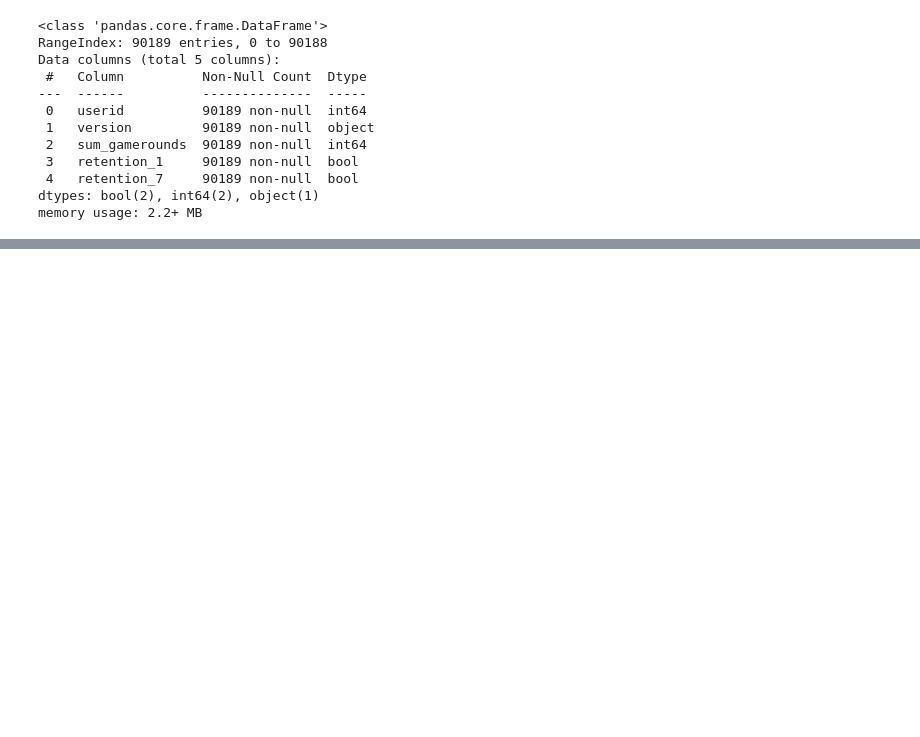
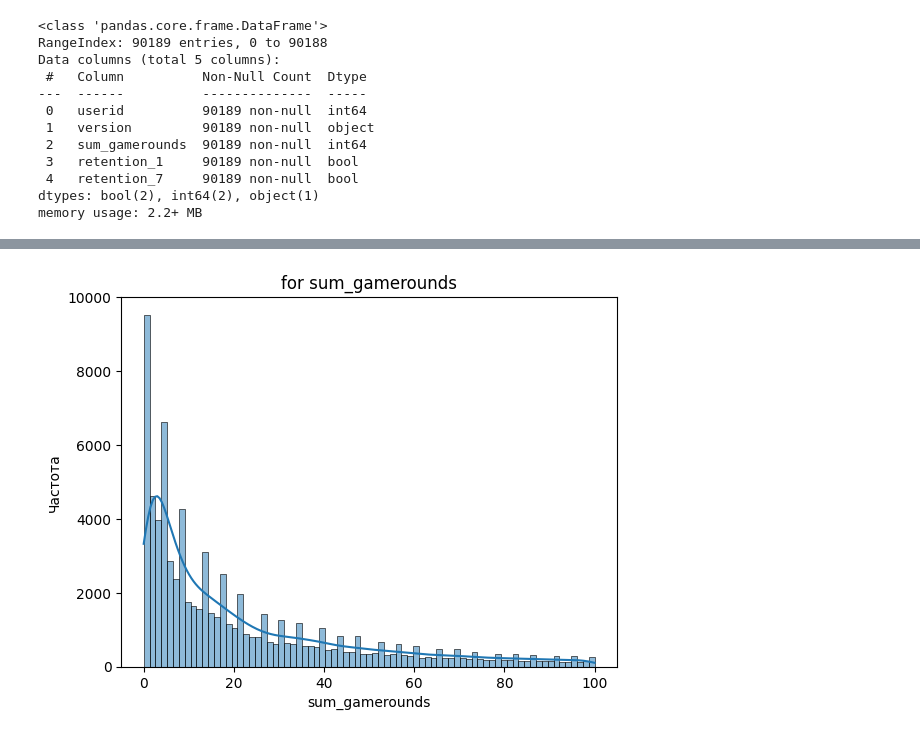
Before and after one commit to Artem-Karmeev/AB_testing_seminars, a Jupyter notebook: seminar_9/task.ipynb, the cells around one changed output, grey strips where cells are left out. Cells and saved outputs as stored; diff of their text form; code cells hidden in the pictures; blank space fills up the shorter version.

```diff
--- a/seminar_9/task.ipynb
+++ b/seminar_9/task.ipynb
@@ -105,0 +89,9 @@ cross_table_7, cross_table_1
+# %%
+for_hist = new_df.query('sum_gamerounds < 101')
+# %%
+sns.histplot(for_hist['sum_gamerounds'], kde=True)
+plt.xlabel('sum_gamerounds')
+plt.ylabel('Частота')
+plt.title('for sum_gamerounds');
+# %% [output]
+[figure, added]
```
Also changed, not shown: parts of 34 cells of this notebook, 1 other file.
